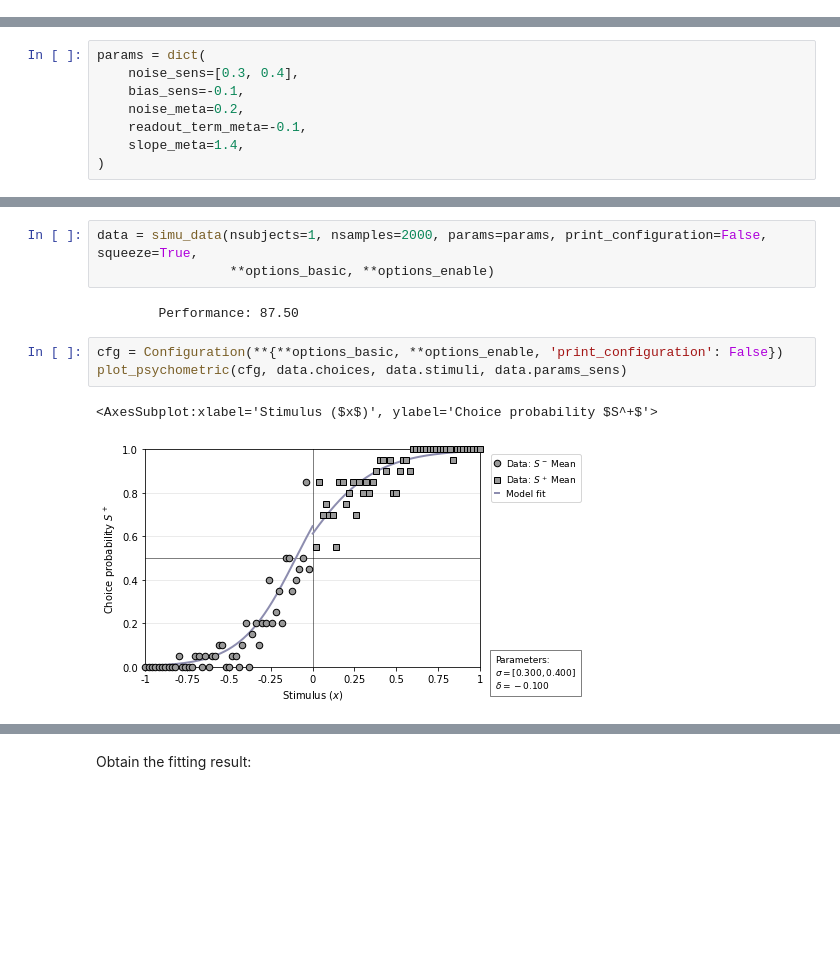
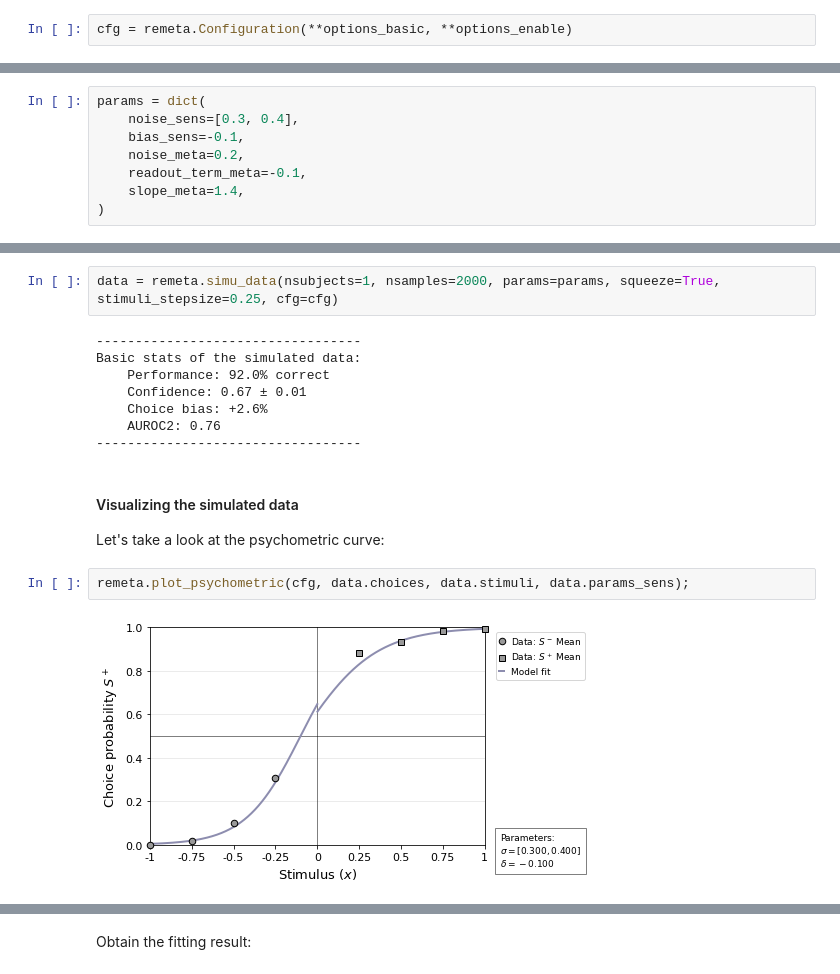
Before and after one commit to m-guggenmos/remeta, a Jupyter notebook: demo/basic_usage.ipynb, the cells around one changed output, grey strips where cells are left out. Drawn from its saved outputs; the diff is of its cells as text; blank space fills up the shorter version.

```diff
--- a/demo/basic_usage.ipynb
+++ b/demo/basic_usage.ipynb
@@ -44,0 +47,2 @@ Finally, we define _specific_ parameters values to sample data from the model de
+# %%
+cfg = remeta.Configuration(**options_basic, **options_enable)
@@ -55,11 +64,18 @@ We generate 2000 samples for a single participant.
 # %%
-data = simu_data(nsubjects=1, nsamples=2000, params=params, print_configuration=False, squeeze=True,
-                 **options_basic, **options_enable)
+data = remeta.simu_data(nsubjects=1, nsamples=2000, params=params, squeeze=True, stimuli_stepsize=0.25, cfg=cfg)
 # %% [output]
-        Performance: 87.50
+----------------------------------
+Basic stats of the simulated data:
+    Performance: 92.0% correct
+    Confidence: 0.67 ± 0.01
+    Choice bias: +2.6%
+    AUROC2: 0.76
+----------------------------------
+# %% [markdown]
+#### Visualizing the simulated data
+
+Let's take a look at the psychometric curve:
 # %%
-cfg = Configuration(**{**options_basic, **options_enable, 'print_configuration': False})
-plot_psychometric(cfg, data.choices, data.stimuli, data.params_sens)
+remeta.plot_psychometric(cfg, data.choices, data.stimuli, data.params_sens);
 # %% [output]
-<AxesSubplot:xlabel='Stimulus ($x$)', ylabel='Choice probability $S^+$'>
-[figure, old version]
+[figure, new version]
```
Also changed, not shown: parts of 34 cells of this notebook, 15 other files.
